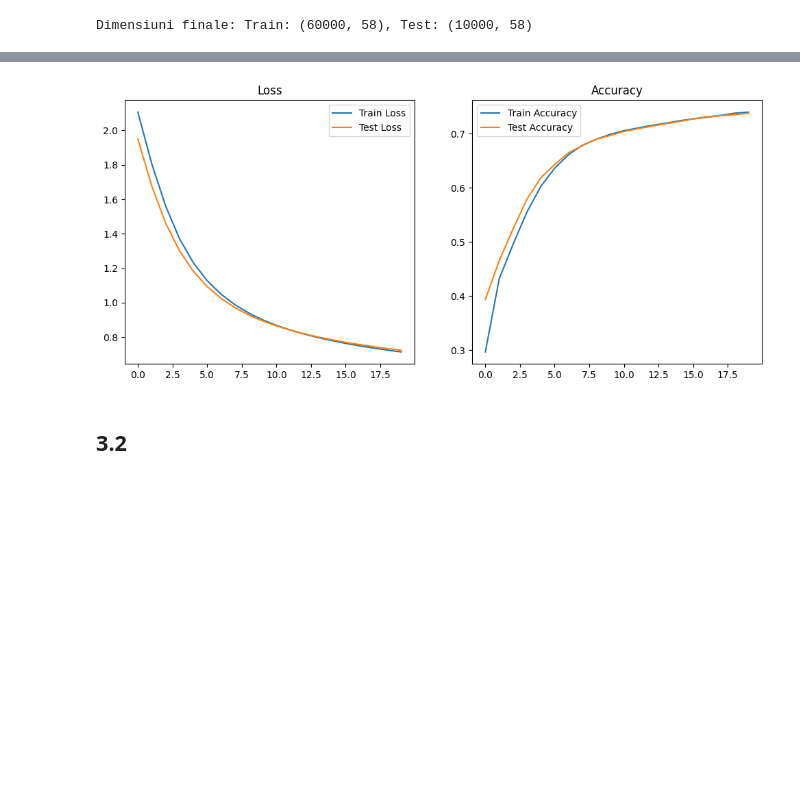
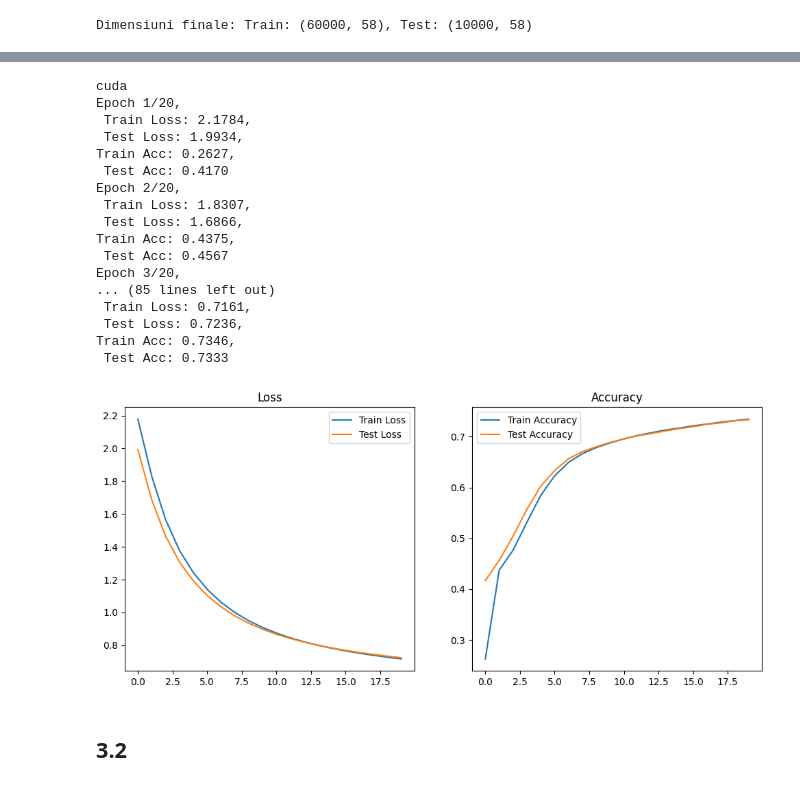
Before and after one commit to Vulturul2k/ML_project, a Jupyter notebook: fashion2.ipynb, the cells around one changed output, grey strips where cells are left out. Drawn from its saved outputs; the diff is of its cells as text; code cells hidden in the pictures; blank space fills up the shorter version.

```diff
--- a/fashion2.ipynb
+++ b/fashion2.ipynb
@@ -221,24 +205,42 @@ Train Acc: 0.7397,
 # %%
-import matplotlib.pyplot as plt
+model = MLP(input_size, hidden_sizes, output_size)
+train_losses, test_losses, train_accuracies, test_accuracies = train_model(model, train_loader, test_loader, num_epochs=20, lr=0.00001)
 
 # Curbele de pierdere
 plt.figure(figsize=(12, 5))
 plt.subplot(1, 2, 1)
 plt.plot(train_losses, label='Train Loss')
 plt.plot(test_losses, label='Test Loss')
 plt.title('Loss')
 plt.legend()
 
 # Curbele de acuratețe
 plt.subplot(1, 2, 2)
 plt.plot(train_accuracies, label='Train Accuracy')
 plt.plot(test_accuracies, label='Test Accuracy')
 plt.title('Accuracy')
 plt.legend()
 
 plt.show()
 # %% [output]
+cuda
+Epoch 1/20,
+ Train Loss: 2.1784,
+ Test Loss: 1.9934,
+Train Acc: 0.2627,
+ Test Acc: 0.4170
+Epoch 2/20,
+ Train Loss: 1.8307,
+ Test Loss: 1.6866,
+Train Acc: 0.4375,
+ Test Acc: 0.4567
+Epoch 3/20,
+... (85 lines left out)
+ Train Loss: 0.7161,
+ Test Loss: 0.7236,
+Train Acc: 0.7346,
+ Test Acc: 0.7333
-[figure, old version]
+[figure, new version]
 # %%
 # from sklearn.metrics import classification_report, ConfusionMatrixDisplay
 
```
Also changed, not shown: parts of 13 cells of this notebook, 1 other file.
